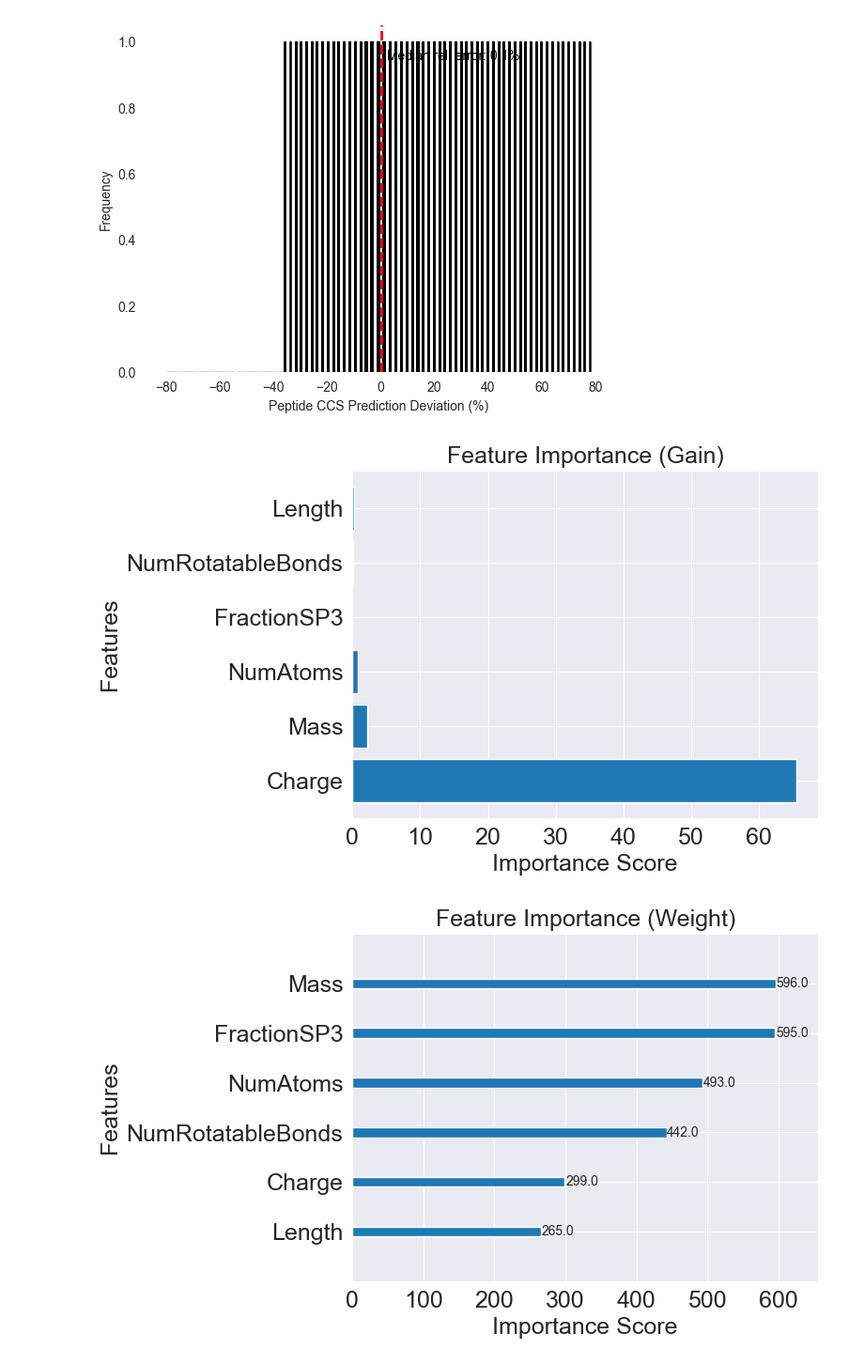
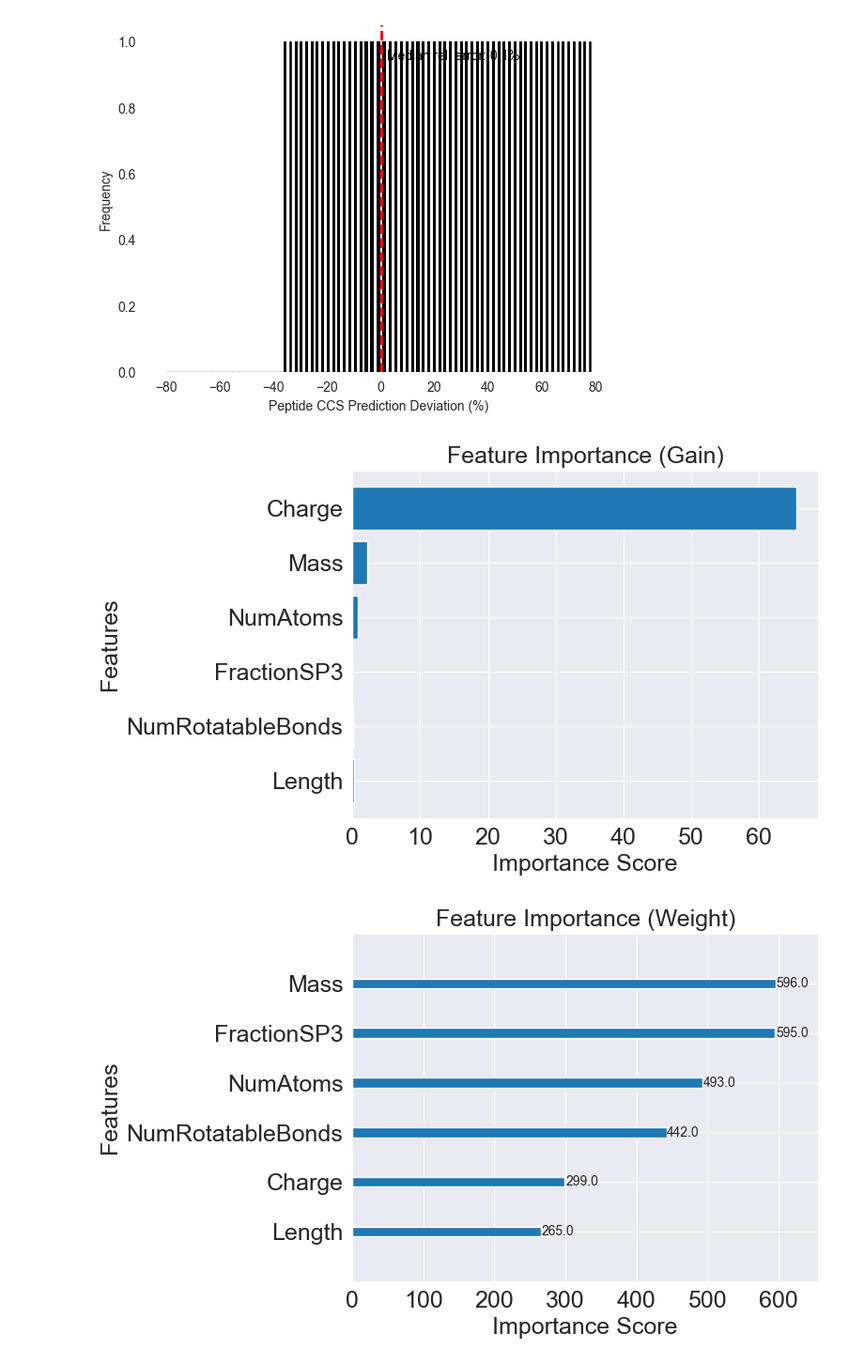
Before and after one commit to PaulSchwarze/PBL_Ion_Mobility, a Jupyter notebook: XGB.ipynb, the cells around one changed output. Shown at 94% size. Drawn from its saved outputs; the diff is of its cells as text; code cells hidden in the pictures.

```diff
--- a/XGB.ipynb
+++ b/XGB.ipynb
@@ -132,21 +132,22 @@ Index of Min Deviation: 2894
 # %%
 importance = m1.get_booster().get_score(importance_type='gain')
 
 importance_rounded = {k: round(v, 4) for k, v in importance.items()}
 
 importance_array = np.array(list(importance_rounded.values()))
 feature_names = list(importance_rounded.keys())
 
 plt.barh(feature_names, importance_array)
 plt.title('Feature Importance (Gain)',fontsize=18)
 plt.xlabel('Importance Score', fontsize=18)
 plt.ylabel('Features', fontsize=18)
+plt.gca().invert_yaxis()
 plt.xticks(fontsize=18)
 plt.yticks(fontsize=18)
-plt.savefig('XGB importance gain.png')
+plt.savefig(fname='XGB importance gain.png', dpi=300, bbox_inches='tight')
 plt.show()
 # %% [output]
-[figure, old version]
+[figure, new version]
 # %%
 plot_importance(m1, importance_type='weight')
 plt.title('Feature Importance (Weight)', fontsize=18)
```
Also changed, not shown: parts of 7 cells of this notebook, 2 other files.
